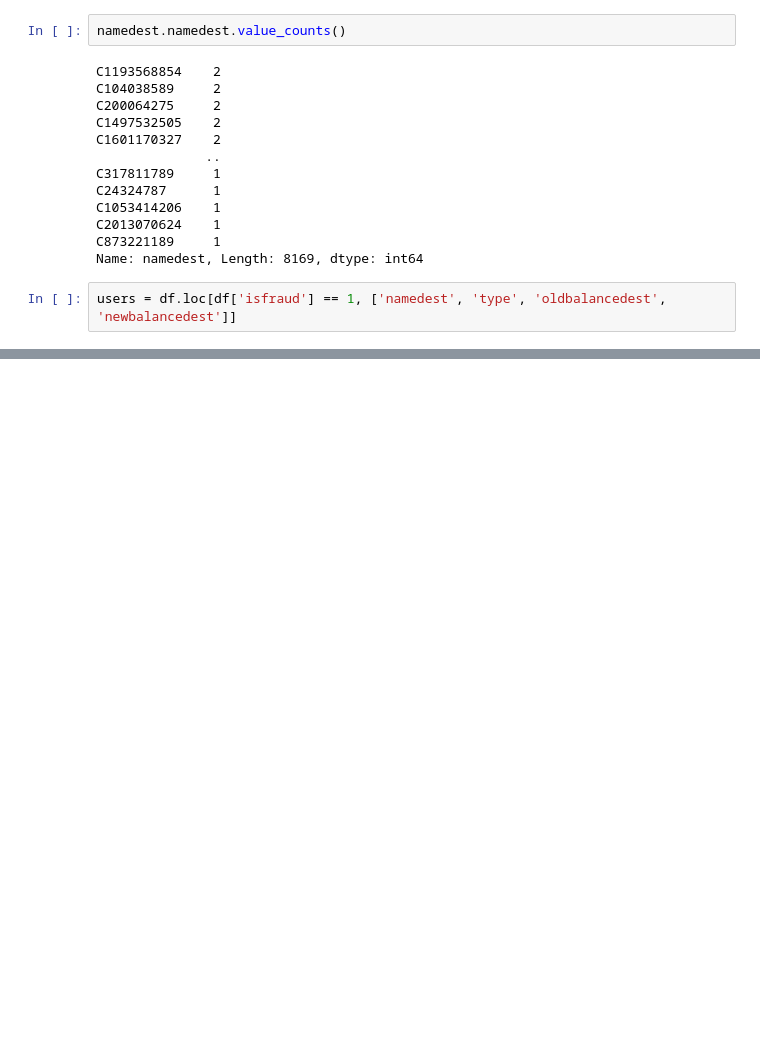
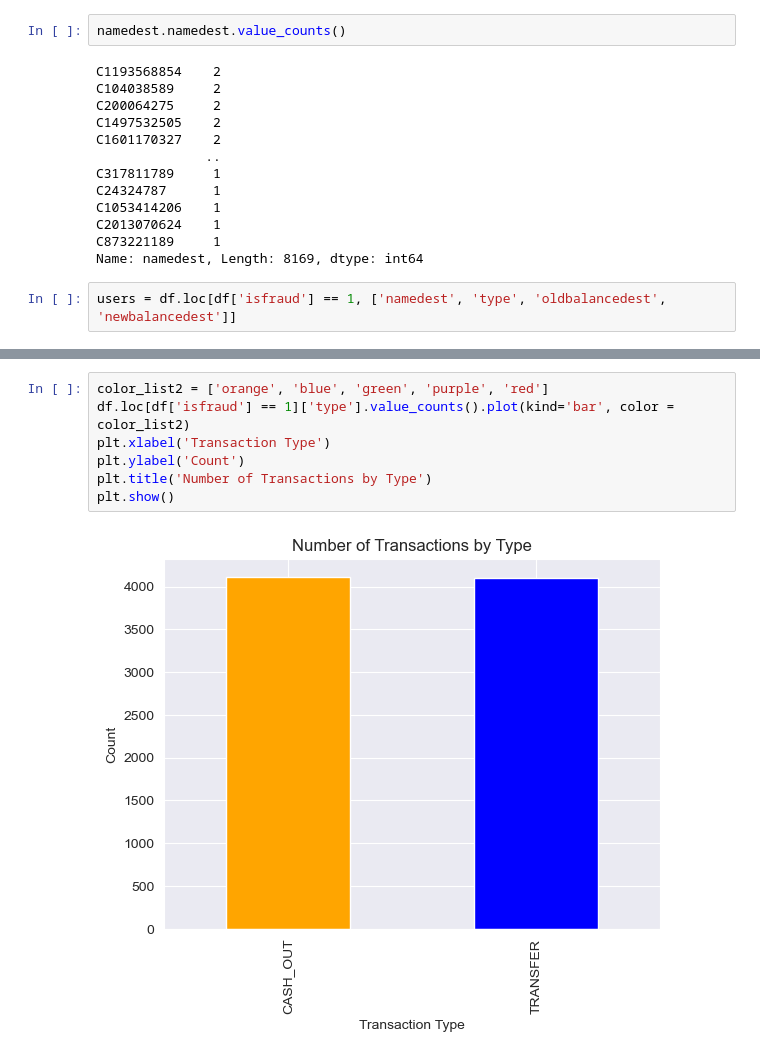
Before and after one commit to Manuelzerpadl/Cerberus-Sentinel--Final-Project, a Jupyter notebook: Data wrangling/Proyecto.ipynb, the cells around one changed output, grey strips where cells are left out. Drawn from its saved outputs; the diff is of its cells as text; blank space fills up the shorter version.

```diff
--- a/Data wrangling/Proyecto.ipynb
+++ b/Data wrangling/Proyecto.ipynb
@@ -315,0 +311,9 @@ plt.show()
+# %%
+color_list2 = ['orange', 'blue', 'green', 'purple', 'red']
+df.loc[df['isfraud'] == 1]['type'].value_counts().plot(kind='bar', color = color_list2)
+plt.xlabel('Transaction Type')
+plt.ylabel('Count')
+plt.title('Number of Transactions by Type')
+plt.show()
+# %% [output]
+[figure, added]
```
Also changed, not shown: parts of 9 cells of this notebook, 1 other file.
